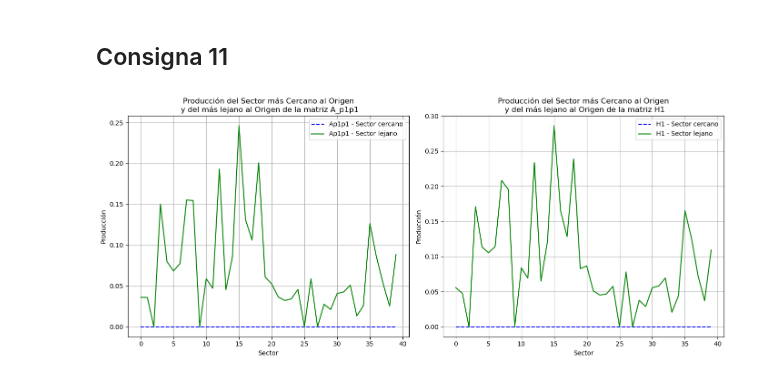
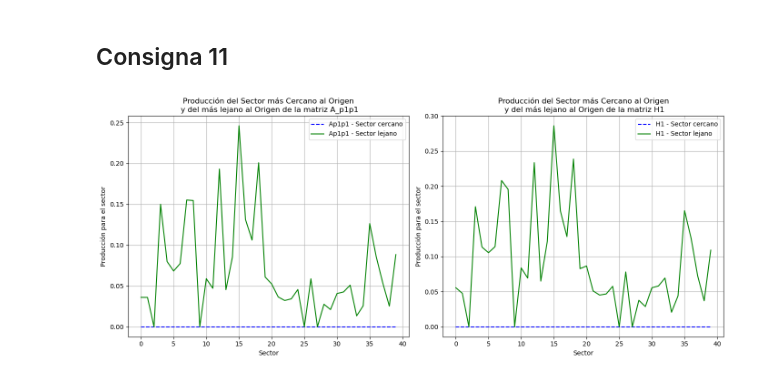
Before and after one commit to IMAbril/Matrices_Insumo-Producto, a Jupyter notebook: notebooks/TP2_resuelto.ipynb, the cells around one changed output. Drawn from its saved outputs; the diff is of its cells as text; code cells hidden in the pictures.

```diff
--- a/notebooks/TP2_resuelto.ipynb
+++ b/notebooks/TP2_resuelto.ipynb
@@ -861,35 +855,35 @@ Ap2_IndiceLejano = np.argmax(distancias_Ap2)
 H1_IndiceLejano = np.argmax(distancias_H1)
 H2_IndiceLejano = np.argmax(distancias_H2)
 
 #Graficamos la producción en A_p1p1 y H1 para los sectores identificados
 produccion_cercano_Ap1 = A_p1p1[Ap1_IndiceCercano, :]
 produccion_lejano_Ap1 = A_p1p1[Ap1_IndiceLejano, :]
 produccion_cercano_H1 = H1[H1_IndiceCercano, :]
 produccion_lejano_H1 = H1[H1_IndiceLejano, :]
 
 fig, (ax1, ax2) = plt.subplots(1, 2, figsize=(14, 6))
 
 # Subgráfico 1: A_p1p1
 ax1.plot(produccion_cercano_Ap1, label='Ap1p1 - Sector cercano', linestyle='--', color='blue')
 ax1.plot(produccion_lejano_Ap1, label='Ap1p1 - Sector lejano', linestyle='-', color='green')
 ax1.set_title("Producción del Sector más Cercano al Origen\n y del más lejano al Origen de la matriz A_p1p1")
 ax1.set_xlabel("Sector")
-ax1.set_ylabel("Producción")
+ax1.set_ylabel("Producción para el sector")
 ax1.legend()
 ax1.grid(True)
 
 # Subgráfico 2: H1
 ax2.plot(produccion_cercano_H1, label='H1 - Sector cercano', linestyle='--', color='blue')
 ax2.plot(produccion_lejano_H1, label='H1 - Sector lejano', linestyle='-', color='green')
 ax2.set_title("Producción del Sector más Cercano al Origen\n y del más lejano al Origen de la matriz H1")
 ax2.set_xlabel("Sector")
-ax2.set_ylabel("Producción")
+ax2.set_ylabel("Producción para el sector")
 ax2.legend()
 ax2.grid(True)
 
 plt.tight_layout()
 plt.show()
 # %% [output]
-[figure, old version]
+[figure, new version]
 # %% [markdown]
 $\textbf{Análisis del gráfico}$
```
Also changed, not shown: parts of 7 cells of this notebook.
